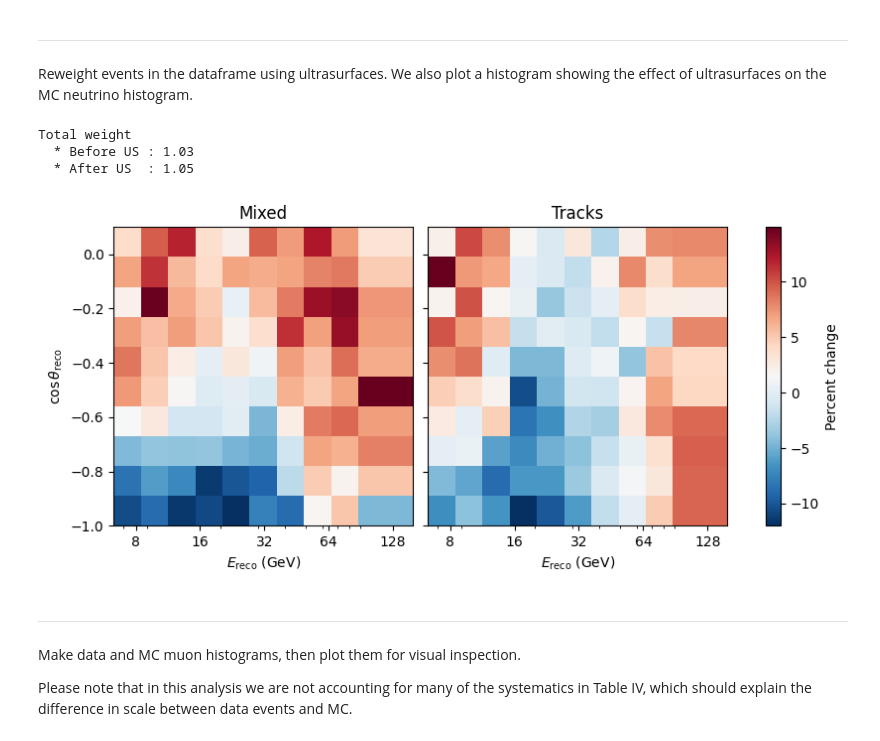
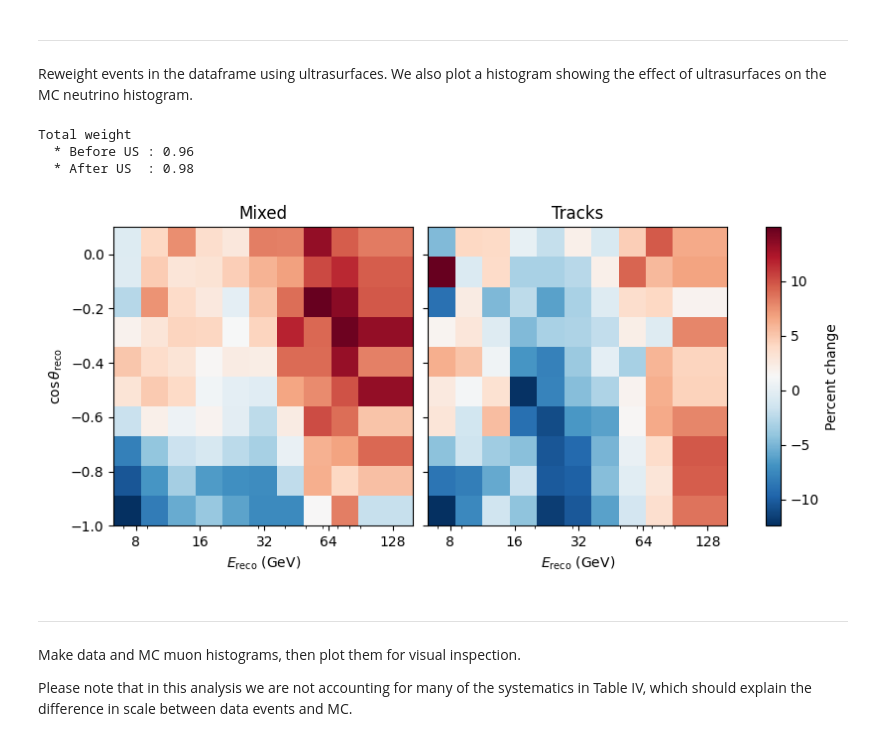
Before and after one commit to bleaktwig/icdr_example, a Jupyter notebook: example.ipynb, the cells around one changed output. Saved outputs shown, nothing was run; the diff lists cells and outputs as text; code cells hidden in the pictures.

```diff
--- a/example.ipynb
+++ b/example.ipynb
@@ -179,7 +179,7 @@ NOMINAL_SYSTEMATICS = { # From readme.
     "hi_p0"   :  0.101569,
     "hi_p1"   : -0.049344,
     "bi_abs"  :  1.,
-    "bi_scat" :  1.05,
+    "bi_scat" :  1.,
 }
 
 BESTFIT_SYSTEMATICS = { # From Table IV in https://arxiv.org/abs/2304.12236.
@@ -199,8 +199,9 @@ def ultrasurfaces_reweight(df: pd.DataFrame, fit: dict[float]):
     syst_diff = {k: fit[k] - v for k, v in NOMINAL_SYSTEMATICS.items()}
 
     # Reweight.
-    for k, v in syst_diff.items():
-        df["weight"] *= (1. + df["grad_"+k]*v + df["grad2_"+k]*v**2)
+    df["weight"] *= np.exp(sum([
+        df["grad_"+k]*v + df["grad2_"+k]*v**2 for k, v in syst_diff.items()
+    ]))
     return df
 
 # Reweight in dataframe.
@@ -230,37 +231,37 @@ def plot_hist(hist: np.array, cmap: str = "OrRd"):
     plt.tight_layout()
 
     fig.subplots_adjust(right=0.95)
     cbar = fig.colorbar(phist, ax=axs)
     if cmap == "RdBu_r": cbar.set_label("Percent change")
     else:                cbar.set_label("Count")
 
     plt.show()
 
 # Prepare some test parameters for the oscillated flux.
 T_AMP  = 1.
-T_DM31 = 1.5e-3
+T_DM31 = 2.2e-3
 T_OFLUX = osc_flux(mcnu, T_AMP, T_DM31)
 
 # Make MC neutrino histogram with pre- and post-ultrasurfaces weights.
 h_mcnu_ow, _ = np.histogramdd(
     [mcnu["reco_energy"], mcnu["reco_coszen"], mcnu["pid"]],
     weights = NUCOUNT * T_OFLUX * old_weights, bins = list(BINS.values())
 )
 h_mcnu, _ = np.histogramdd(
     [mcnu["reco_energy"], mcnu["reco_coszen"], mcnu["pid"]],
     weights = NUCOUNT * T_OFLUX * mcnu["weight"], bins = list(BINS.values())
 )
 
 # Plot.
 print("Total weight")
 print("  * Before US : %.2f" % sum(T_OFLUX * old_weights))
 print("  * After US  : %.2f" % sum(T_OFLUX * mcnu["weight"]))
 plot_hist(100 * (h_mcnu - h_mcnu_ow) / h_mcnu_ow, cmap="RdBu_r")
 # %% [output]
 Total weight
-  * Before US : 1.03
-  * After US  : 1.05
+  * Before US : 0.96
+  * After US  : 0.98
-[figure, old version]
+[figure, new version]
 # %% [markdown]
 ---
 Make data and MC muon histograms, then plot them for visual inspection.
```
Also changed, not shown: parts of 4 cells of this notebook.
